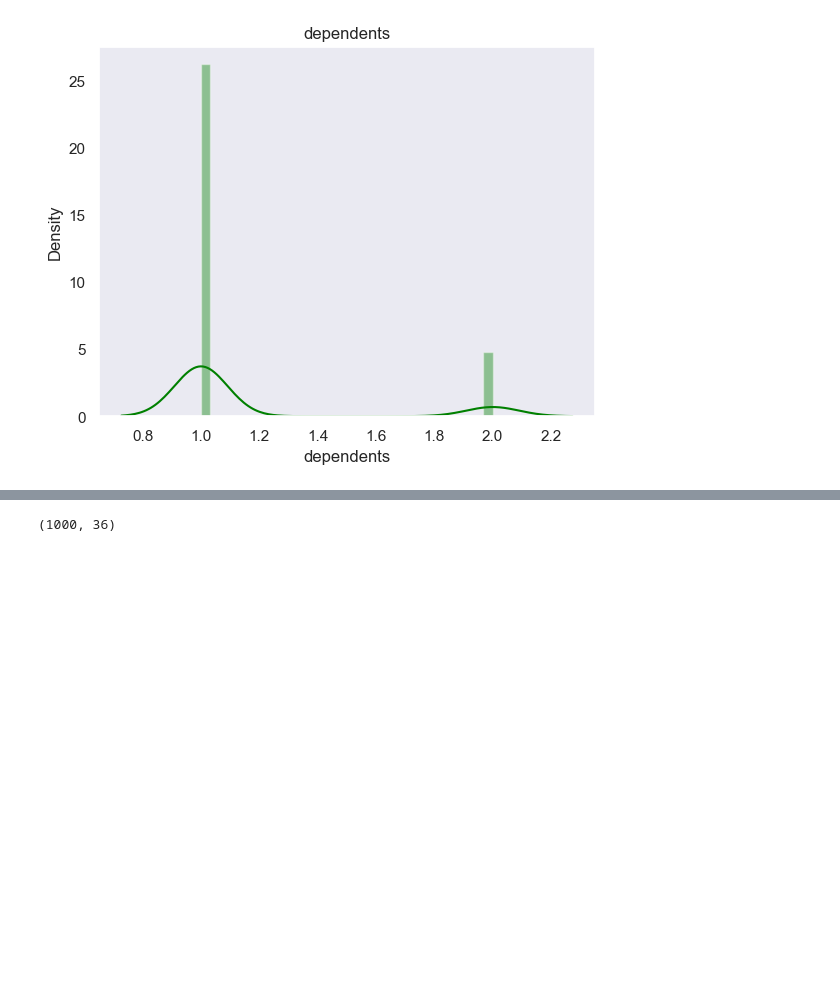
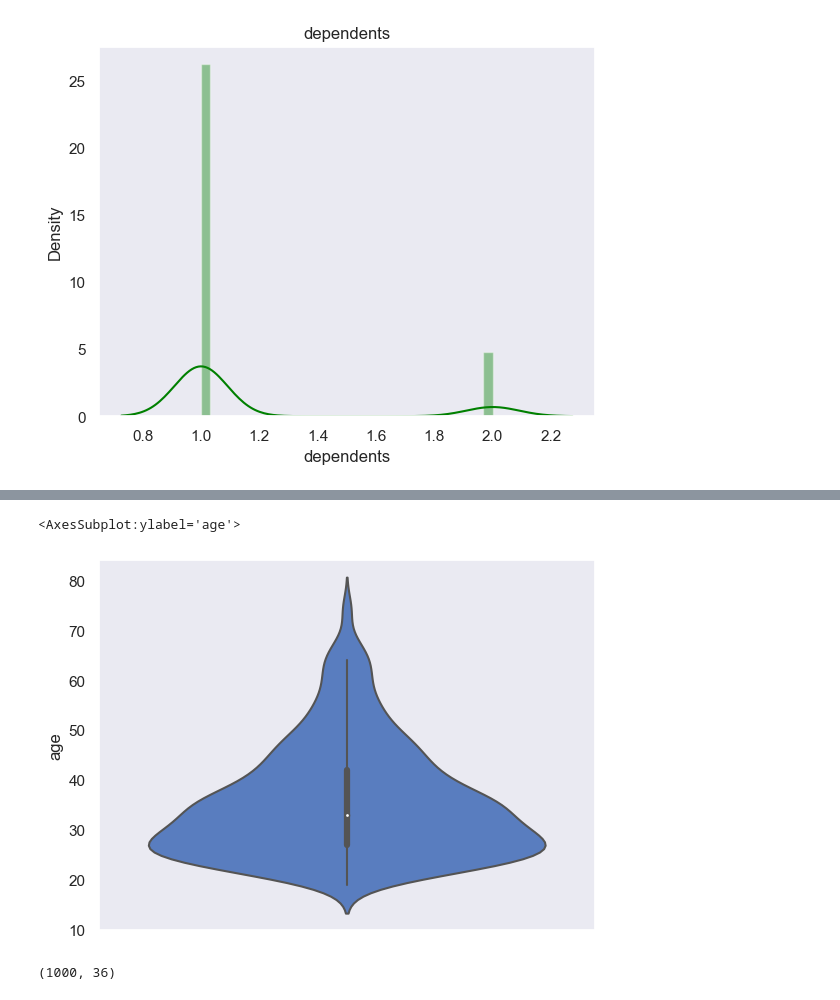
Before and after one commit to sumanpaudel1997/Credit-Risk-Modeling-in-Python, a Jupyter notebook: german credit risk.ipynb, the cells around one changed output, grey strips where cells are left out. Drawn from its saved outputs; the diff is of its cells as text; code cells hidden in the pictures; blank space fills up the shorter version.

```diff
--- a/german credit risk.ipynb
+++ b/german credit risk.ipynb
@@ -102,3 +96,8 @@ default ['no' 'yes']
+# %%
+sns.violinplot(y='age',data=df_numerical)
+# %% [output]
+<AxesSubplot:ylabel='age'>
+[figure, added]
 # %%
 # in purpose column, 'car' and 'car0' is same, we change car0 to car
 df_loan_data['purpose'] = df_loan_data['purpose'].str.replace('car0', 'car')
```
Also changed, not shown: parts of 3 cells of this notebook, 1 other file.
